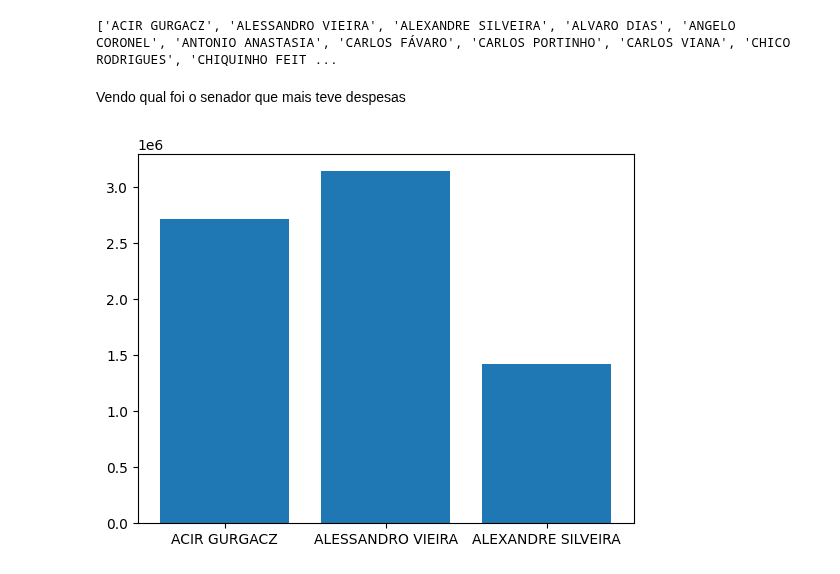
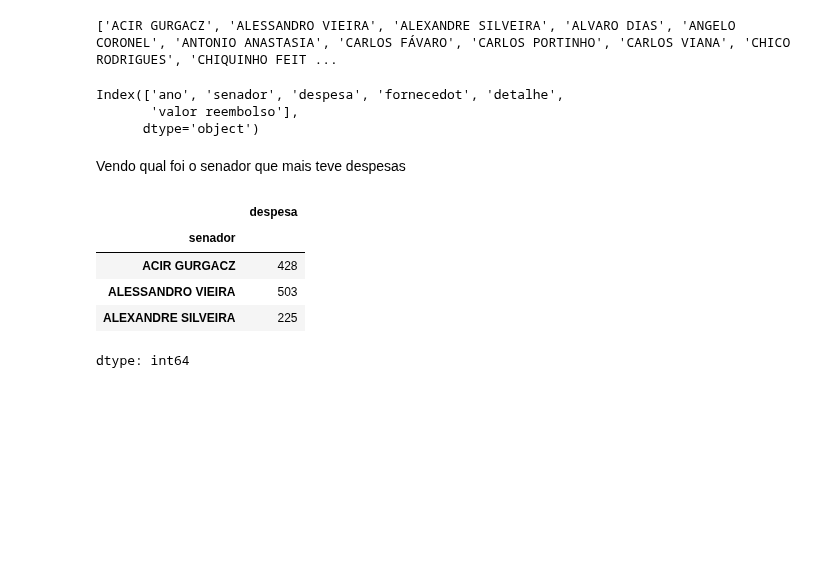
Before and after one commit to jeniferGoncalvesDaSilvaDev/7daysofcode-ds-alura2, a Jupyter notebook: desafio_7daysofcode_ds_alura.ipynb, the cells around one changed output. Drawn from its saved outputs; the diff is of its cells as text; code cells hidden in the pictures; blank space fills up the shorter version.

```diff
--- a/desafio_7daysofcode_ds_alura.ipynb
+++ b/desafio_7daysofcode_ds_alura.ipynb
@@ -667,13 +667,24 @@ senador = df_sem_outliers['senador'].unique().tolist() # Use tolist() to convert
 print(senador)
 # %% [output]
 ['ACIR GURGACZ', 'ALESSANDRO VIEIRA', 'ALEXANDRE SILVEIRA', 'ALVARO DIAS', 'ANGELO CORONEL', 'ANTONIO ANASTASIA', 'CARLOS FÁVARO', 'CARLOS PORTINHO', 'CARLOS VIANA', 'CHICO RODRIGUES', 'CHIQUINHO FEIT ...
+# %%
+df_sem_outliers.columns
+# %% [output]
+Index(['ano', 'senador', 'despesa', 'fornecedot', 'detalhe',
+       'valor reembolso'],
+      dtype='object')
 # %% [markdown]
 Vendo qual foi o senador que mais teve despesas
 # %%
-# Assuming df_sem_outliers contains the data for all senators
-contagem_despesa_por_senador = df_sem_outliers.groupby('senador')['contagem de despesa '].sum()
+
+contagem_despesa_por_senador = df_sem_outliers.groupby('senador')['despesa'].count()
 contagem_despesa_por_senador = contagem_despesa_por_senador[0:3]
-plt.bar(contagem_despesa_por_senador.index, contagem_despesa_por_senador.values)
-plt.show()
-# %% [output]
-[figure, removed]
+# %%
+contagem_despesa_por_senador
+# %% [output]
+|  | despesa |
+| senador |  |
+| ACIR GURGACZ | 428 |
+| ALESSANDRO VIEIRA | 503 |
+| ALEXANDRE SILVEIRA | 225 |
+dtype: int64
```
Also changed, not shown: parts of 5 cells of this notebook.
